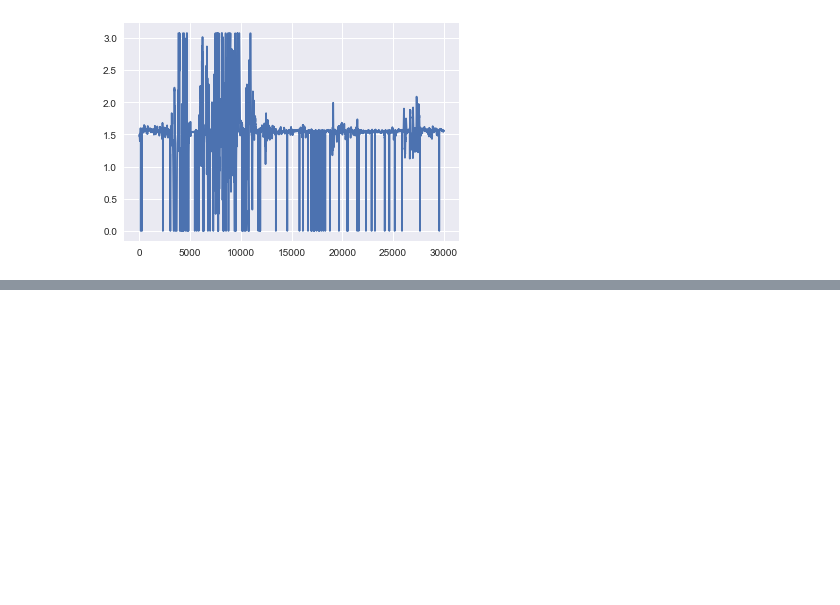
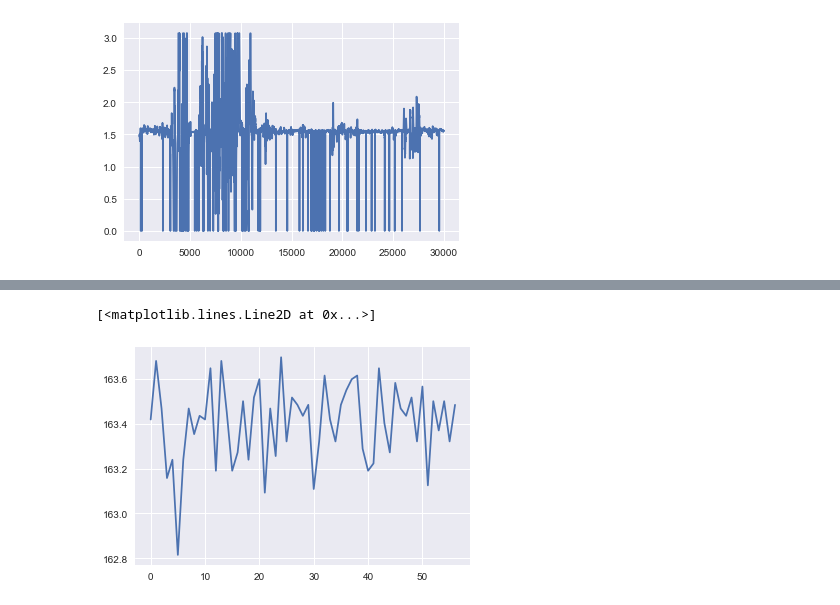
Before and after one commit to lyakaap/notebooks, a Jupyter notebook: myakuha_analyse/random_forest.ipynb, the cells around one changed output, grey strips where cells are left out. Cells and saved outputs as stored; diff of their text form; code cells hidden in the pictures; blank space fills up the shorter version.

```diff
--- a/myakuha_analyse/random_forest.ipynb
+++ b/myakuha_analyse/random_forest.ipynb
@@ -106,0 +104,3 @@ rf.oob_score_
+# %%
+median_pulse_train = x_train.median(axis=1)
+median_pulse_train.values
@@ -106,0 +125,3 @@ rf.oob_score_
+# %%
+median_pulse_test = x_test.median(axis=1)
+median_pulse_test.ix[188] = 1.541
@@ -106,0 +165,9 @@ rf.oob_score_
+# %%
+ridge_tuned = Ridge(0.0369)
+ridge_tuned.fit(median_pulse_train.reshape(144, 1), y_train.reshape(144, 1))
+pred = ridge_tuned.predict(median_pulse_test.reshape(-1, 1))
+
+y_test = pd.DataFrame({
+    'id': x_test.index,
+    'pred': pred.reshape(-1)})
+y_test.to_csv('ridge_rigression_by_pulse_median.csv', header=None, index=None)
@@ -106,0 +186,8 @@ rf.oob_score_
+# %%
+time = np.arange(y_test['id'].count())
+pulse = y_test['pred'].reshape(y_test['id'].count())
+plt.figure()
+plt.plot(time, pulse)
+# %% [output]
+[<matplotlib.lines.Line2D at 0x...>]
+[figure, added]
```
Also changed, not shown: parts of 11 cells of this notebook.
